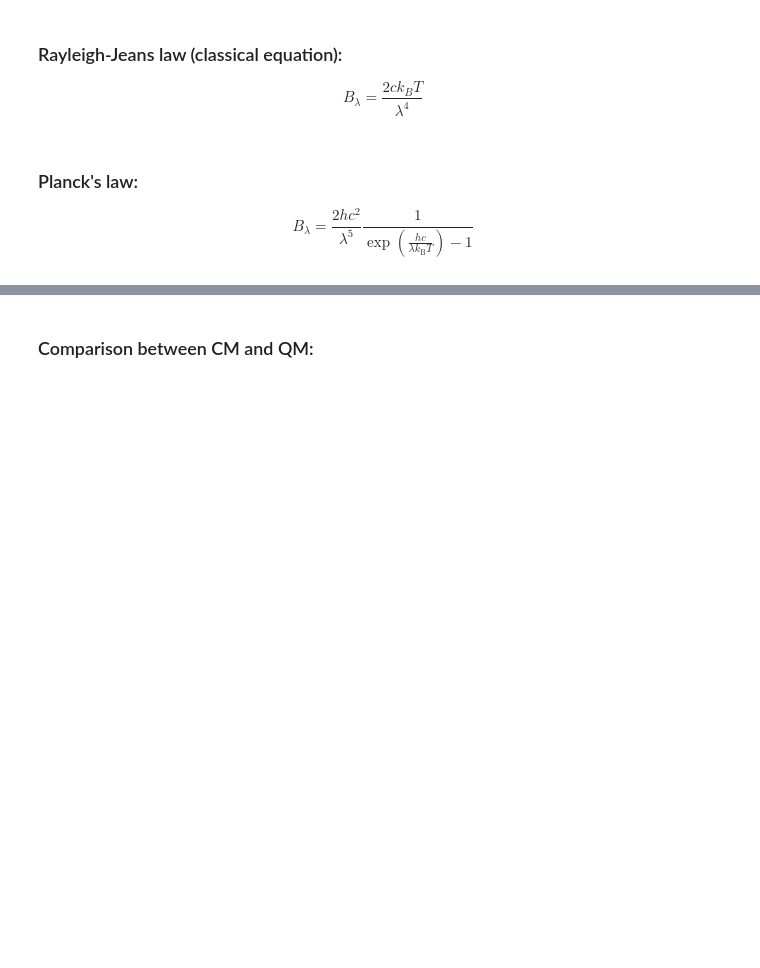
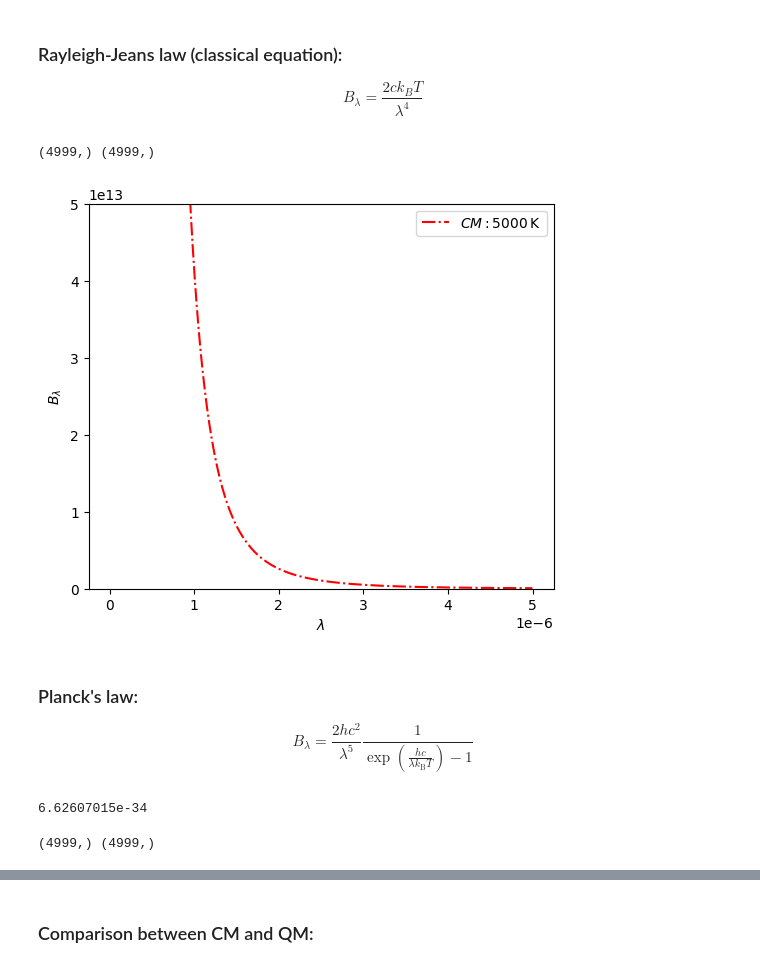
Before and after one commit to wbandabarragan/quantum-mechanics-1, a Jupyter notebook: python-resources/python_for_QM02.ipynb, the cells around one changed output, grey strips where cells are left out. Cells and saved outputs as stored; diff of their text form; code cells hidden in the pictures; blank space fills up the shorter version.

```diff
--- a/python-resources/python_for_QM02.ipynb
+++ b/python-resources/python_for_QM02.ipynb
@@ -21,3 +26,17 @@ Tutorial 1: Python for Quantum Mechanics
 ### Rayleigh-Jeans law (classical equation):
 
 $$B_{\lambda}= \frac{2ck_BT}{\lambda^4} $$
+# %%
+# CM law
+
+def rayleigh(lb, tb):
+  """
+  This returns spectral radiances based on CM.
+  Inputs: lb -> lambda (wavelength)
+          tb -> temperature
+  Output: bl -> spectral radiance
+  """
+
+  bl = (2*c*kb*tb)/(lb**4)
+
+  return bl
@@ -24,4 +50,44 @@ $$B_{\lambda}= \frac{2ck_BT}{\lambda^4} $$
+# %%
+# Vectors for wavelengths and temp
+
+lb = np.arange(1.e-9, 5.e-6, 1.e-9) # in m
+
+# Fix the temperature
+tb = 5000. # in K
+# %%
+# Get the CM spectral radiance
+
+sr_cm = rayleigh(lb, tb)
+
+print(lb.shape, sr_cm.shape)
+# %% [output]
+(4999,) (4999,)
+# %%
+# Plotting the CM law:
+
+plt.figure(figsize=(6,5))
+
+plt.plot(lb, sr_cm, color = "red", linestyle = "-.", label =r"$CM: 5000\,\rm K$")
+
+plt.ylim(0, 5.e13)
+
+plt.xlabel(r"$\lambda$")
+plt.ylabel(r"$B_{\lambda}$")
+
+plt.legend()
+
+plt.show()
+# %% [output]
+[figure, added]
 # %% [markdown]
 ### Planck's law:
 
 $$B_\lambda =\frac{2hc^2}{\lambda^5}\frac 1{ \exp\left(\frac{hc}{\lambda k_\mathrm B T}\right) - 1}$$
+# %%
+# Physical constant
+
+h = cte.h
+
+print(h)
+# %% [output]
+6.62607015e-34
@@ -27,0 +108,8 @@ $$B_\lambda =\frac{2hc^2}{\lambda^5}\frac 1{ \exp\left(\frac{hc}{\lambda k_\math
+# %%
+# Get the QM spectral radiance
+
+sr_qm = planck(lb, tb)
+
+print(lb.shape, sr_cm.shape)
+# %% [output]
+(4999,) (4999,)
```
Also changed, not shown: parts of 6 cells of this notebook.
